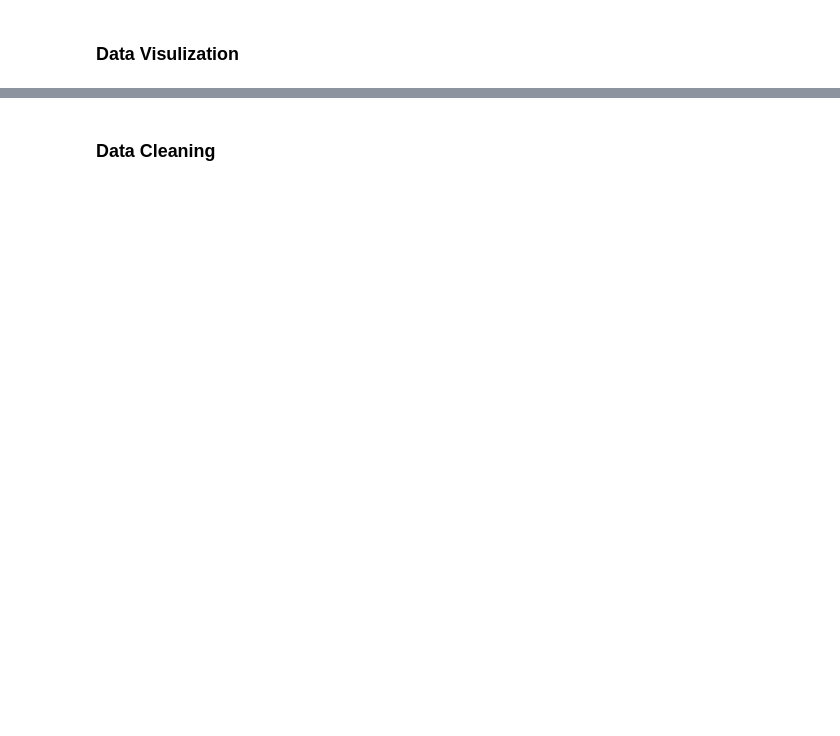
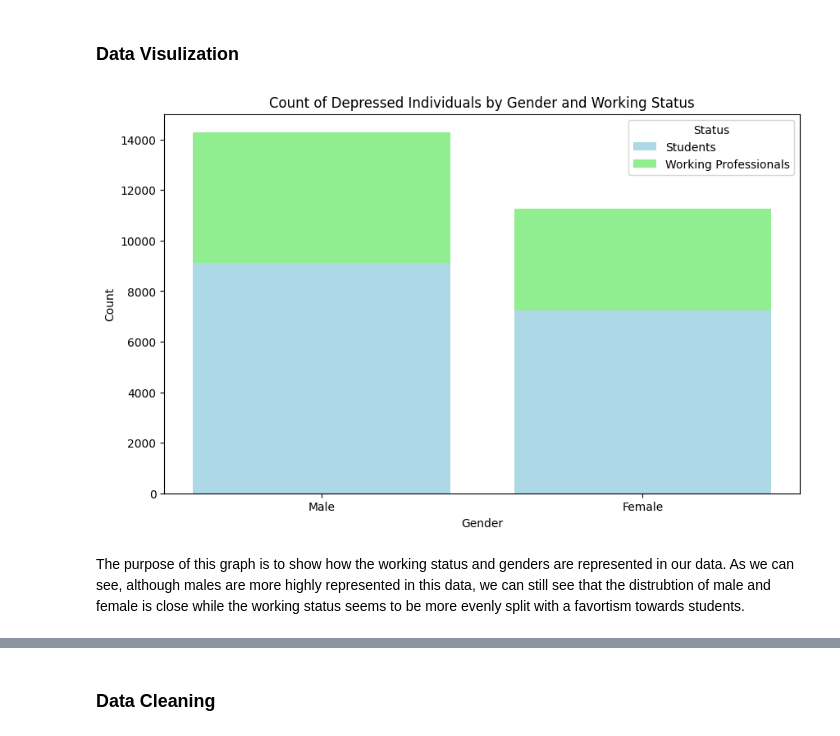
Before and after one commit to lucas-berth/mental_health_data_modeling, a Jupyter notebook: mental_health_prediction_modeling.ipynb, the cells around one changed output, grey strips where cells are left out. Cells and saved outputs as stored; diff of their text form; code cells hidden in the pictures; blank space fills up the shorter version.

```diff
--- a/mental_health_prediction_modeling.ipynb
+++ b/mental_health_prediction_modeling.ipynb
@@ -86,15 +120,40 @@ data.isnull().sum()
 # %% [markdown]
 ### Data Visulization
 # %%
-#number of depressed individuals and whether they are male or female and wether they are a working professional or are in schoool.
+#number of depressed individuals and whether they are male or female and whether they are a working professional or are in schoool. #Help from ChatGPT
 
 data_dep_vis = data[['Depression', 'Gender', 'Working Professional or Student']]
 
 depressed_data = data_dep_vis[data_dep_vis['Depression'] == 1]
 
+# Aggregate counts by gender and working status
+student_counts = depressed_data[depressed_data['Working Professional or Student'] == 'Student']['Gender'].value_counts()
+pro_counts = depressed_data[depressed_data['Working Professional or Student'] == 'Working Professional']['Gender'].value_counts()
 
-plt.figure(figsize=(10,6))
-plt.bar(data=
+# Align indexes for stacking (handle missing values with `.reindex`)
+genders = ['Male', 'Female']
+student_counts = student_counts.reindex(genders, fill_value=0)
+pro_counts = pro_counts.reindex(genders, fill_value=0)
+
+# Bar positions
+bar_positions = np.arange(len(genders))
+
+# Plot stacked bars
+plt.figure(figsize=(10, 6))
+plt.bar(bar_positions, student_counts, label='Students', color='lightblue')
+plt.bar(bar_positions, pro_counts, bottom=student_counts, label='Working Professionals', color='lightgreen')
+
+# Customize the chart
+plt.title("Count of Depressed Individuals by Gender and Working Status")
+plt.xlabel("Gender")
+plt.ylabel("Count")
+plt.xticks(bar_positions, genders)  # Set gender labels on x-axis
+plt.legend(title="Status")
+plt.show()
+# %% [output]
+[figure, added]
+# %% [markdown]
+The purpose of this graph is to show how the working status and genders are represented in our data. As we can see, although males are more highly represented in this data, we can still see that the distrubtion of male and female is close while the working status seems to be more evenly split with a favortism towards students.
 # %%
 #age distribution of depressed individuals
 
```
Also changed, not shown: parts of 57 cells of this notebook.
